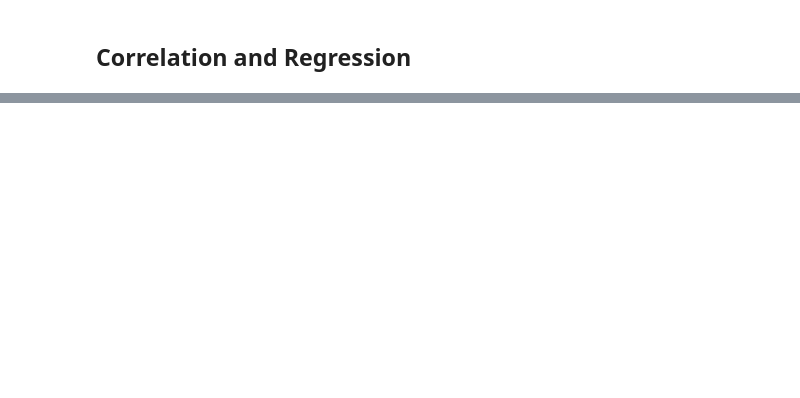
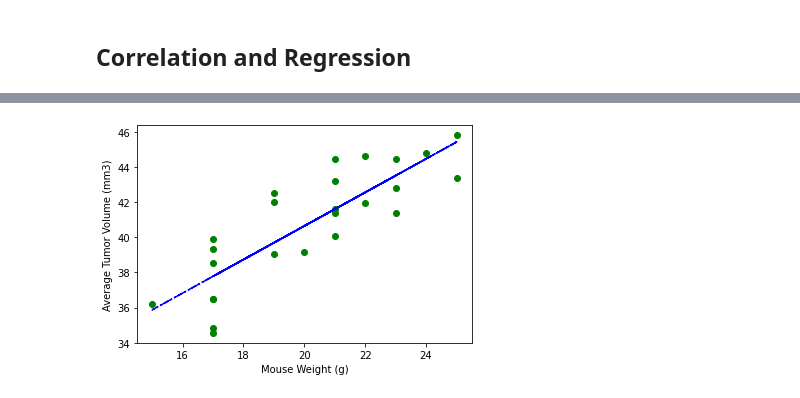
Before and after one commit to RobinWaves/matplotlib-challenge, a Jupyter notebook: pymaceuticals.ipynb, the cells around one changed output, grey strips where cells are left out. Cells and saved outputs as stored; diff of their text form; code cells hidden in the pictures; blank space fills up the shorter version.

```diff
--- a/pymaceuticals.ipynb
+++ b/pymaceuticals.ipynb
@@ -314,0 +323,11 @@ TypeError: object of type 'numpy.float64' has no len()
+# %%
+# Plot the linear model on top of scatter plot
+
+plt.scatter(mouse_weight, avg_tumor_vol, color = 'green')
+plt.plot(mouse_weight, wt_fit, "-.", color='blue')
+plt.xlabel('Mouse Weight (g)')
+plt.ylabel('Average Tumor Volume (mm3)')
+
+plt.show()
+# %% [output]
+[figure, added]
```
Also changed, not shown: parts of 5 cells of this notebook, 1 other file.
